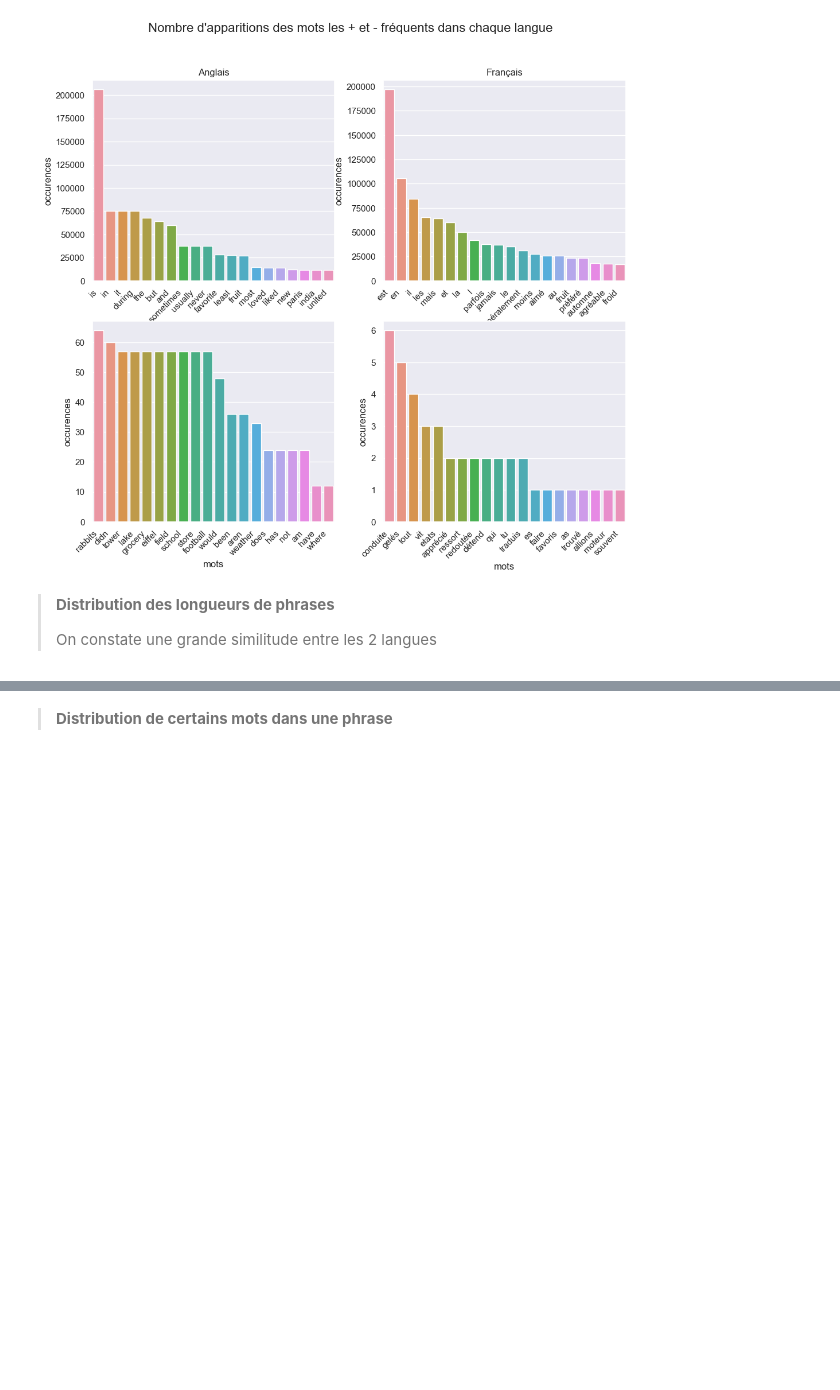
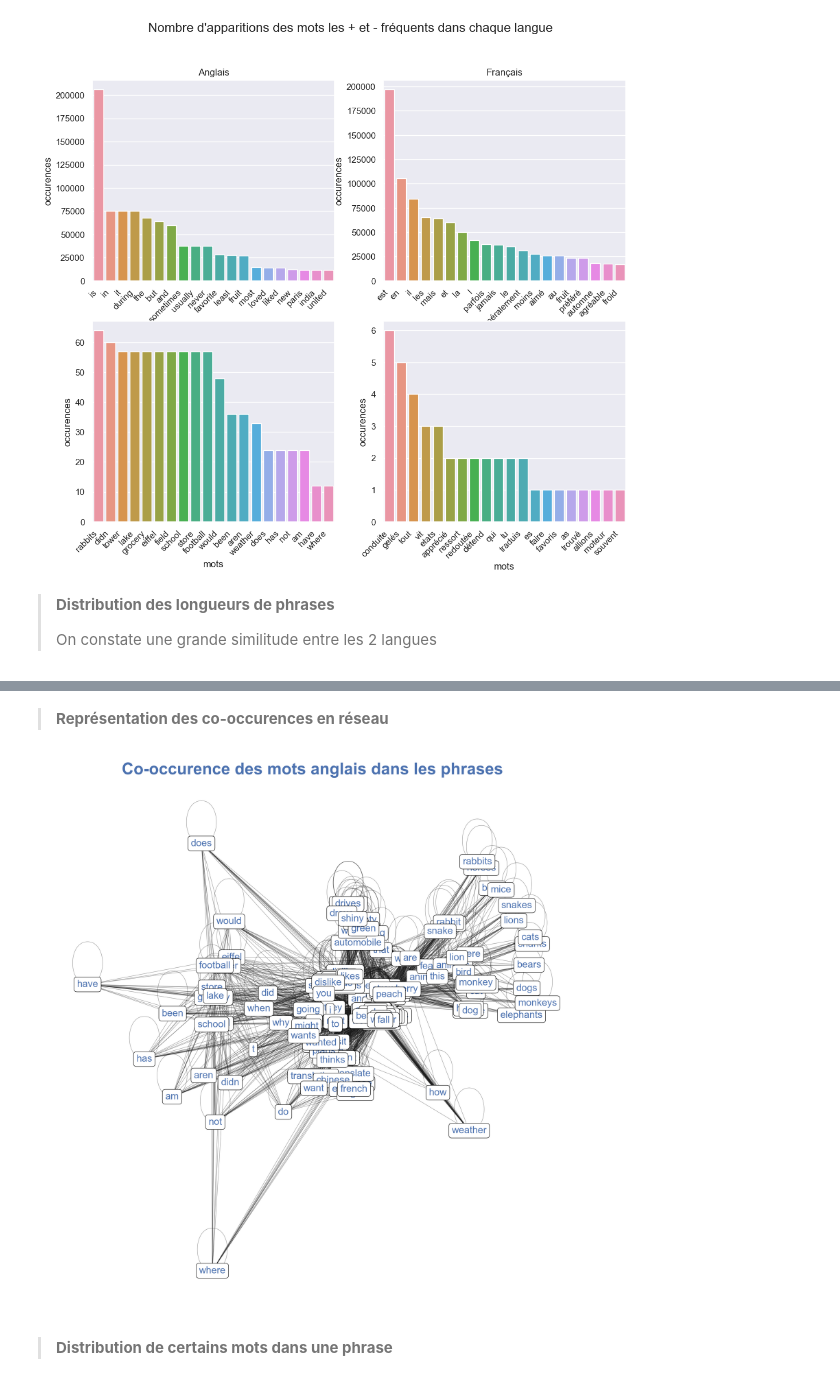
Before and after one commit to DataScientest-Studio/AVR23_CDS_Reco_vocale, a Jupyter notebook: Exploration 5 small_vocab.ipynb, the cells around one changed output, grey strips where cells are left out. Cells and saved outputs as stored; diff of their text form; code cells hidden in the pictures; blank space fills up the shorter version.

```diff
--- a/Exploration 5 small_vocab.ipynb
+++ b/Exploration 5 small_vocab.ipynb
@@ -513,3 +538,40 @@ plt.show()
+# %% [markdown]
+> **Représentation des co-occurences en réseau**
+# %%
+from gensim import corpora
+dic = corpora.Dictionary(txt_split_en) # dictionnaire de tous les mots restant dans le token
+# Equivalent (ou presque) de la DTM : DFM, Document Feature Matrix
+dfm = [dic.doc2bow(tok) for tok in txt_split_en]
+
+mes_labels = [k for k, v in dic.token2id.items()]
+
+from gensim.matutils import corpus2csc
+term_matrice = corpus2csc(dfm)
+
+import numpy as np
+term_matrice = np.dot(term_matrice, term_matrice.T)
+import networkx as nx
+
+G = nx.from_scipy_sparse_array(term_matrice)
+G.add_nodes = dic
+pos=nx.spring_layout(G)  # position des nodes
+
+
+plt.figure(figsize=(30, 30));
+plt.title("Co-occurence des mots anglais dans les phrases", fontsize=50, color='b',fontweight="bold")
+
+nx.draw_networkx_nodes(G,pos, dic,
+                       node_color=range(len(corpus_en)),
+                       node_size=800,
+                       cmap=plt.cm.Reds_r,
+                       alpha=0.8);
+nx.draw_networkx_edges(G,pos,width=1.0,alpha=0.5)
+nx.draw_networkx_labels(G,pos,dic,font_size=30, font_color='b',  bbox={"boxstyle": "round,pad=0.3", "fc":"white", "ec":"black", "lw":"1.2"} )
+
+ax.margins(0.20)
+plt.axis("off");
+# %% [output]
+[figure, added]
 # %% [markdown]
 > **Distribution de certains mots dans une phrase**
 # %%
```
Also changed, not shown: parts of 6 cells of this notebook.
